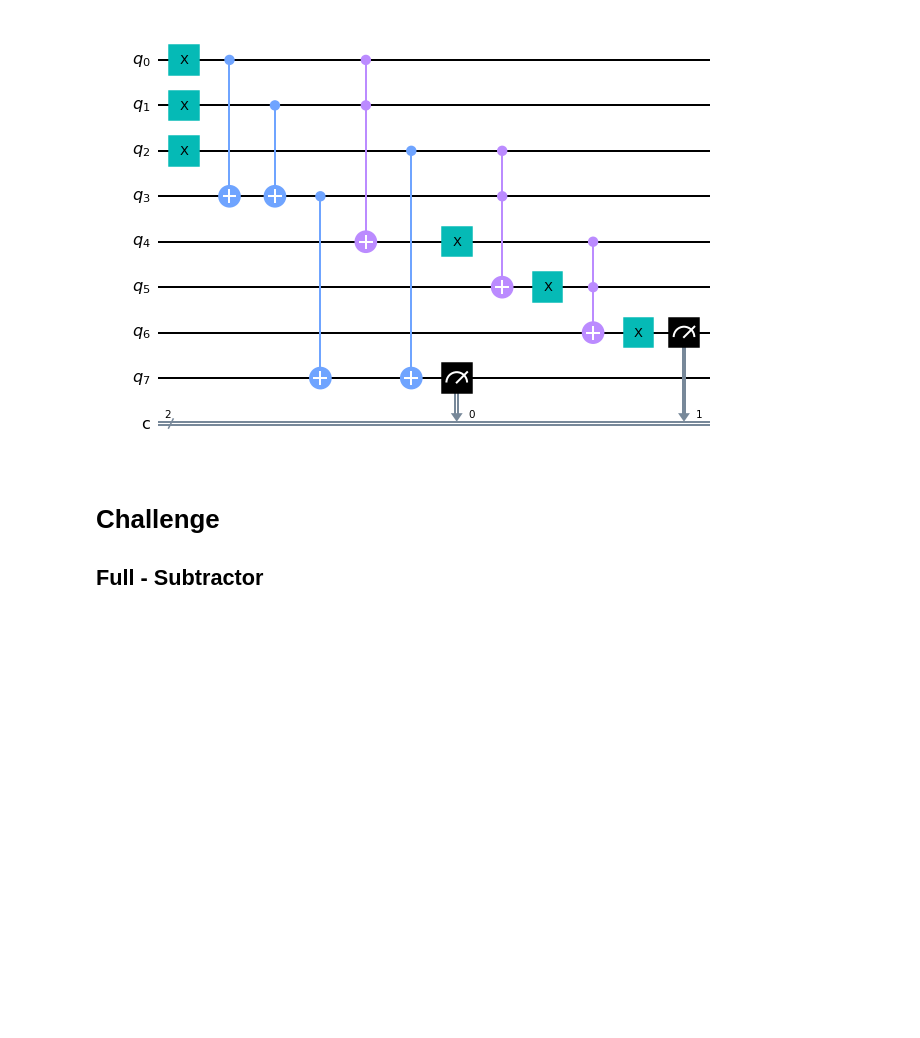
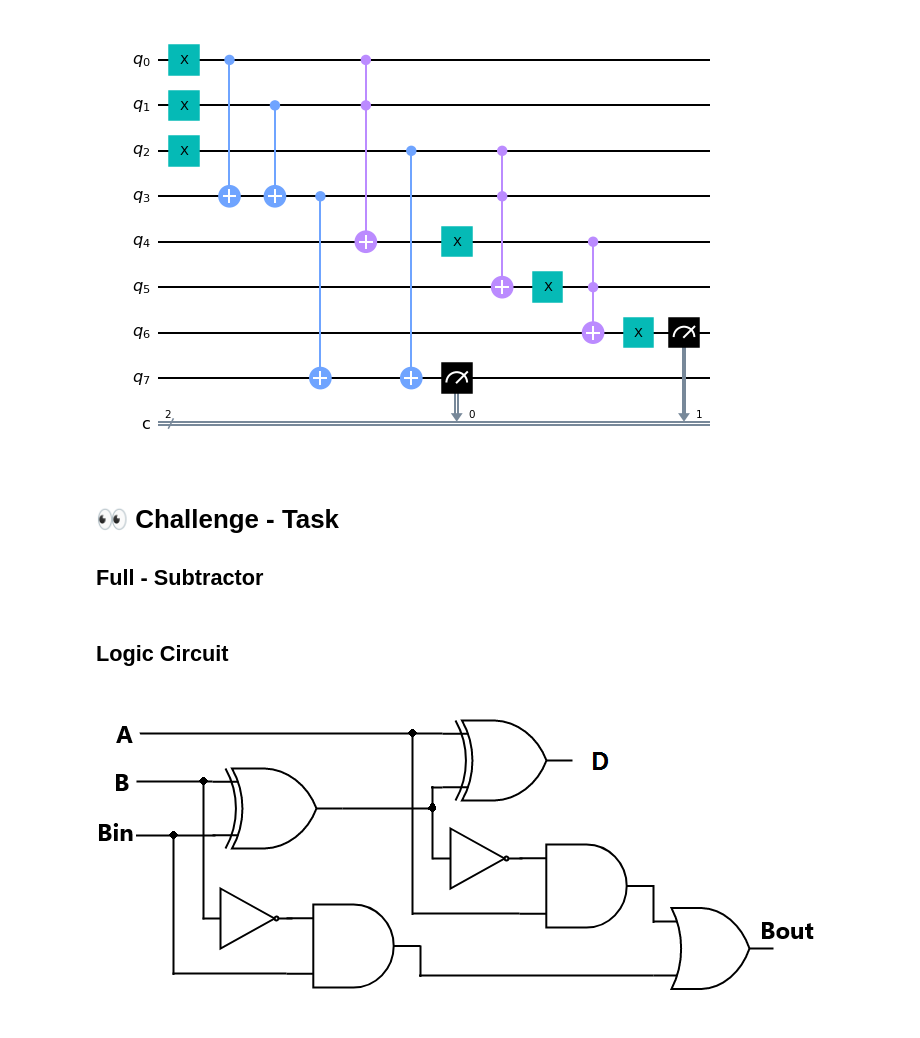
Before and after one commit to jesherjoshua/seds-quantum-computing, a Jupyter notebook: Simulator/some_circuits.ipynb, the cells around one changed output. Saved outputs shown, nothing was run; the diff lists cells and outputs as text; code cells hidden in the pictures; blank space fills up the shorter version.

Commit message:
update circuits

```diff
--- a/Simulator/some_circuits.ipynb
+++ b/Simulator/some_circuits.ipynb
@@ -226,5 +226,11 @@ A       B       C       Diff    Borrow
 1       1       1       1       1
 [figure]
 # %% [markdown]
-# Challenge
+# 👀 Challenge - Task
 ## Full - Subtractor
+# %% [markdown]
+## Logic Circuit
+# %%
+Image('../images/fullsubtractor.png')
+# %% [output]
+[figure, added]
```
Also changed, not shown: parts of 4 cells of this notebook.
